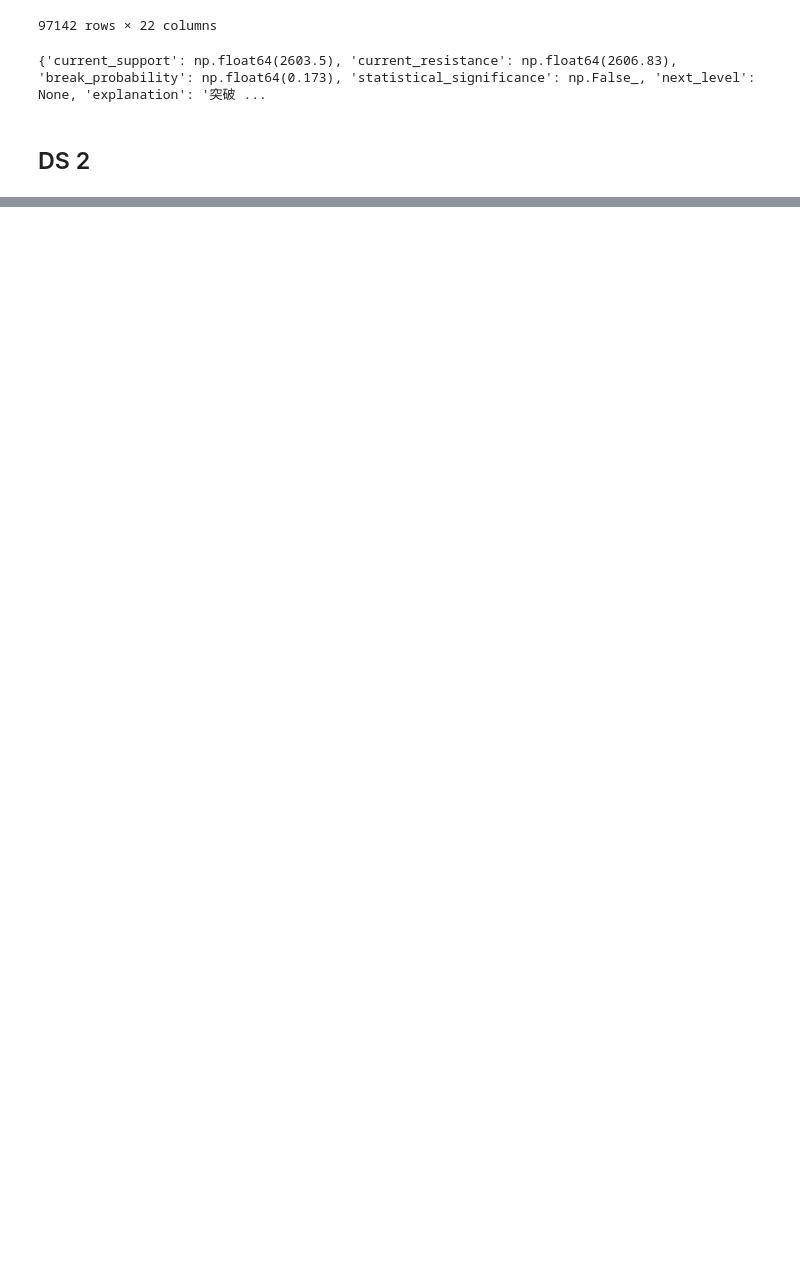
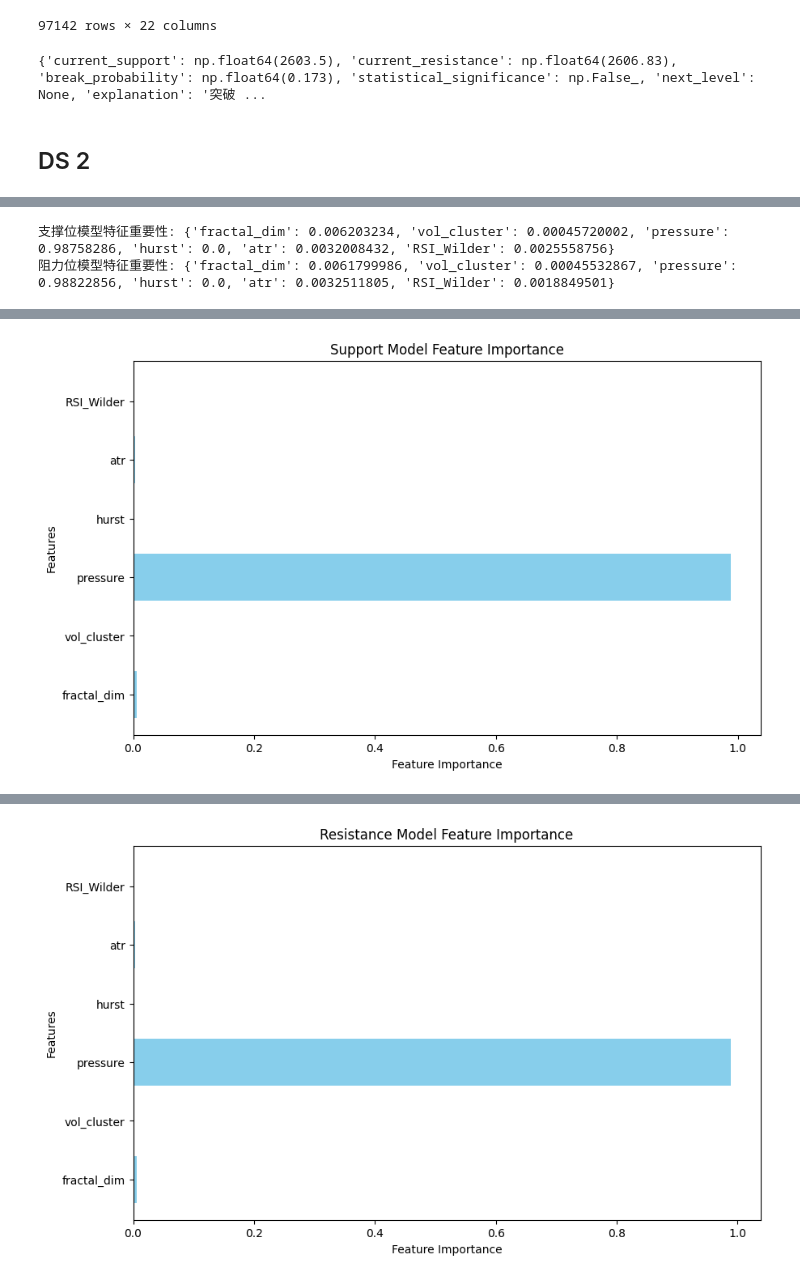
Before and after one commit to o897867/gold, a Jupyter notebook: ResSup.ipynb, the cells around one changed output, grey strips where cells are left out. Saved outputs shown, nothing was run; the diff lists cells and outputs as text; code cells hidden in the pictures; blank space fills up the shorter version.

```diff
--- a/ResSup.ipynb
+++ b/ResSup.ipynb
@@ -731 +784,3 @@ df = calculate_features(df)
+# %%
+df= df.dropna()
 # %%
@@ -793,0 +975,36 @@ plot_support_resistance(df, next_support, next_resistance)
+# %%
+def get_feature_importance(model):
+    """获取特征重要性"""
+    support_importance = dict(zip(model.features, model.support_model.feature_importances_))
+    resist_importance = dict(zip(model.features, model.resist_model.feature_importances_))
+    return {
+        'support_importance': support_importance,
+        'resist_importance': resist_importance
+    }
+
+# 示例使用
+importance = get_feature_importance(model)
+print("支撑位模型特征重要性:", importance['support_importance'])
+print("阻力位模型特征重要性:", importance['resist_importance'])
+# %% [output]
+支撑位模型特征重要性: {'fractal_dim': 0.006203234, 'vol_cluster': 0.00045720002, 'pressure': 0.98758286, 'hurst': 0.0, 'atr': 0.0032008432, 'RSI_Wilder': 0.0025558756}
+阻力位模型特征重要性: {'fractal_dim': 0.0061799986, 'vol_cluster': 0.00045532867, 'pressure': 0.98822856, 'hurst': 0.0, 'atr': 0.0032511805, 'RSI_Wilder': 0.0018849501}
+# %%
+import matplotlib.pyplot as plt
+
+def plot_feature_importance(importance, title):
+    """绘制特征重要性图"""
+    features = list(importance.keys())
+    values = list(importance.values())
+
+    plt.figure(figsize=(10, 6))
+    plt.barh(features, values, color='skyblue')
+    plt.title(title)
+    plt.xlabel('Feature Importance')
+    plt.ylabel('Features')
+    plt.show()
+
+# 示例使用
+plot_feature_importance(importance['support_importance'], 'Support Model Feature Importance')
+plot_feature_importance(importance['resist_importance'], 'Resistance Model Feature Importance')
+# %% [output]
@@ -793,0 +1028 @@ plot_support_resistance(df, next_support, next_resistance)
+[figure, added]
@@ -793,0 +1046 @@ plot_support_resistance(df, next_support, next_resistance)
+[figure, added]
```
Also changed, not shown: parts of 14 cells of this notebook.
